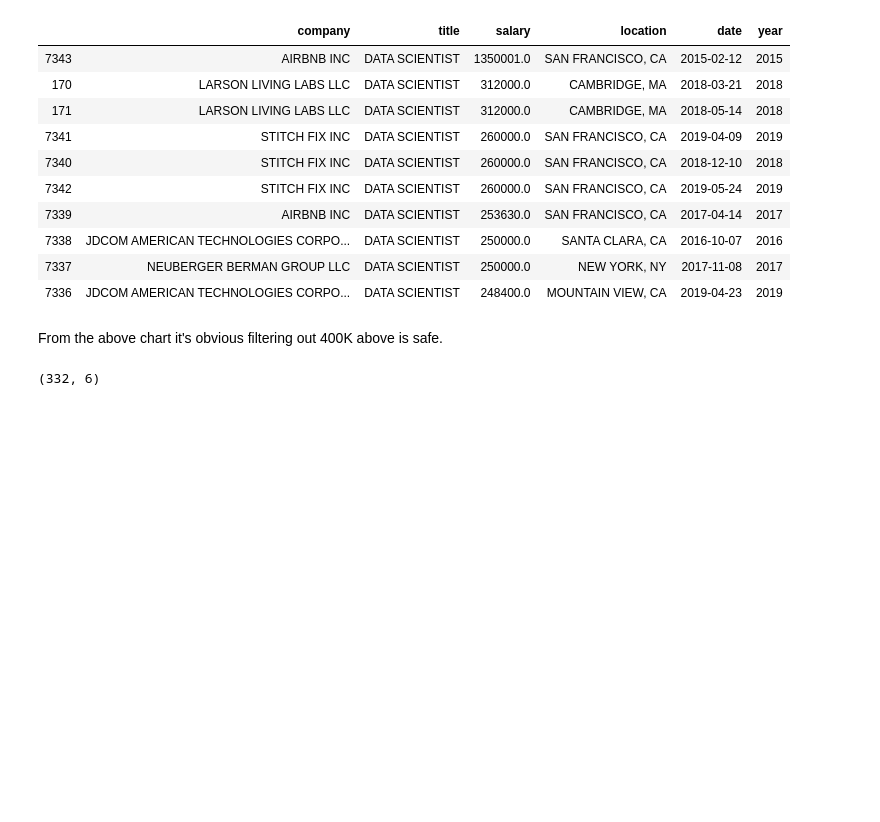
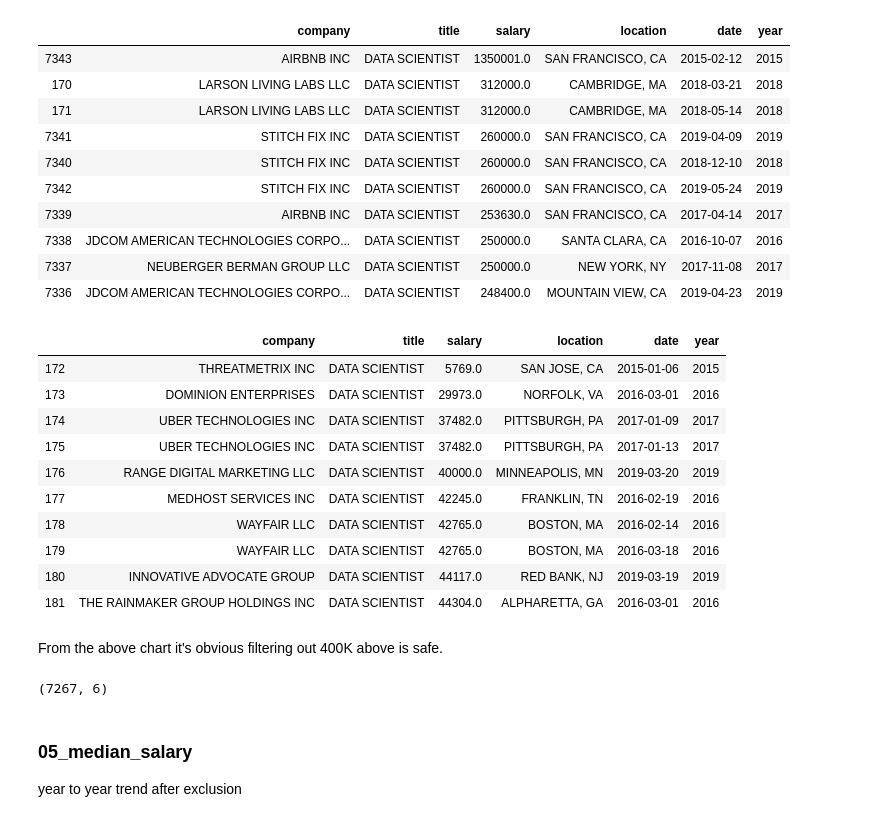
Before and after one commit to krystinli/ds_salary_h1b, a Jupyter notebook: 00_data_check.ipynb, the cells around one changed output. Drawn from its saved outputs; the diff is of its cells as text; code cells hidden in the pictures; blank space fills up the shorter version.

Commit message:
complete data check

```diff
--- a/00_data_check.ipynb
+++ b/00_data_check.ipynb
@@ -175,6 +176,20 @@ ds_jobs_df.sort_values(by=["salary"], ascending=False).head(10)
 | 7338 | JDCOM AMERICAN TECHNOLOGIES CORPO... | DATA SCIENTIST | 250000.0 | SANTA CLARA, CA | 2016-10-07 | 2016 |
 | 7337 | NEUBERGER BERMAN GROUP LLC | DATA SCIENTIST | 250000.0 | NEW YORK, NY | 2017-11-08 | 2017 |
 | 7336 | JDCOM AMERICAN TECHNOLOGIES CORPO... | DATA SCIENTIST | 248400.0 | MOUNTAIN VIEW, CA | 2019-04-23 | 2019 |
+# %%
+ds_jobs_df.sort_values(by=["salary"], ascending=True).head(10)
+# %% [output]
+|  | company | title | salary | location | date | year |
+| 172 | THREATMETRIX INC | DATA SCIENTIST | 5769.0 | SAN JOSE, CA | 2015-01-06 | 2015 |
+| 173 | DOMINION ENTERPRISES | DATA SCIENTIST | 29973.0 | NORFOLK, VA | 2016-03-01 | 2016 |
+| 174 | UBER TECHNOLOGIES INC | DATA SCIENTIST | 37482.0 | PITTSBURGH, PA | 2017-01-09 | 2017 |
+| 175 | UBER TECHNOLOGIES INC | DATA SCIENTIST | 37482.0 | PITTSBURGH, PA | 2017-01-13 | 2017 |
+| 176 | RANGE DIGITAL MARKETING LLC | DATA SCIENTIST | 40000.0 | MINNEAPOLIS, MN | 2019-03-20 | 2019 |
+| 177 | MEDHOST SERVICES INC | DATA SCIENTIST | 42245.0 | FRANKLIN, TN | 2016-02-19 | 2016 |
+| 178 | WAYFAIR LLC | DATA SCIENTIST | 42765.0 | BOSTON, MA | 2016-02-14 | 2016 |
+| 179 | WAYFAIR LLC | DATA SCIENTIST | 42765.0 | BOSTON, MA | 2016-03-18 | 2016 |
+| 180 | INNOVATIVE ADVOCATE GROUP | DATA SCIENTIST | 44117.0 | RED BANK, NJ | 2019-03-19 | 2019 |
+| 181 | THE RAINMAKER GROUP HOLDINGS INC | DATA SCIENTIST | 44304.0 | ALPHARETTA, GA | 2016-03-01 | 2016 |
 # %% [markdown]
 From the above chart it's obvious filtering out 400K above is safe.
 # %%
@@ -188,10 +206,14 @@ ds_jobs_df.drop(ds_jobs_df[ds_jobs_df['salary']>1000000].index, axis=0, inplace=
 
 # Sort by company and year
 ds_jobs_df.sort_values(by=['year','company'], inplace=True, ascending=True)
-# %%
-ds_jobs_df.shape
-# %% [output]
-(332, 6)
+# %%
+ds_jobs_df.shape # population drops from 7,344 to 7,267 after exclusion
+# %% [output]
+(7267, 6)
+# %% [markdown]
+### 05_median_salary
+
+year to year trend after exclusion
 # %%
 ds_jobs_df['salary'].median()
 # %% [output]
```
Also changed, not shown: parts of 5 cells of this notebook, 2 other files.
